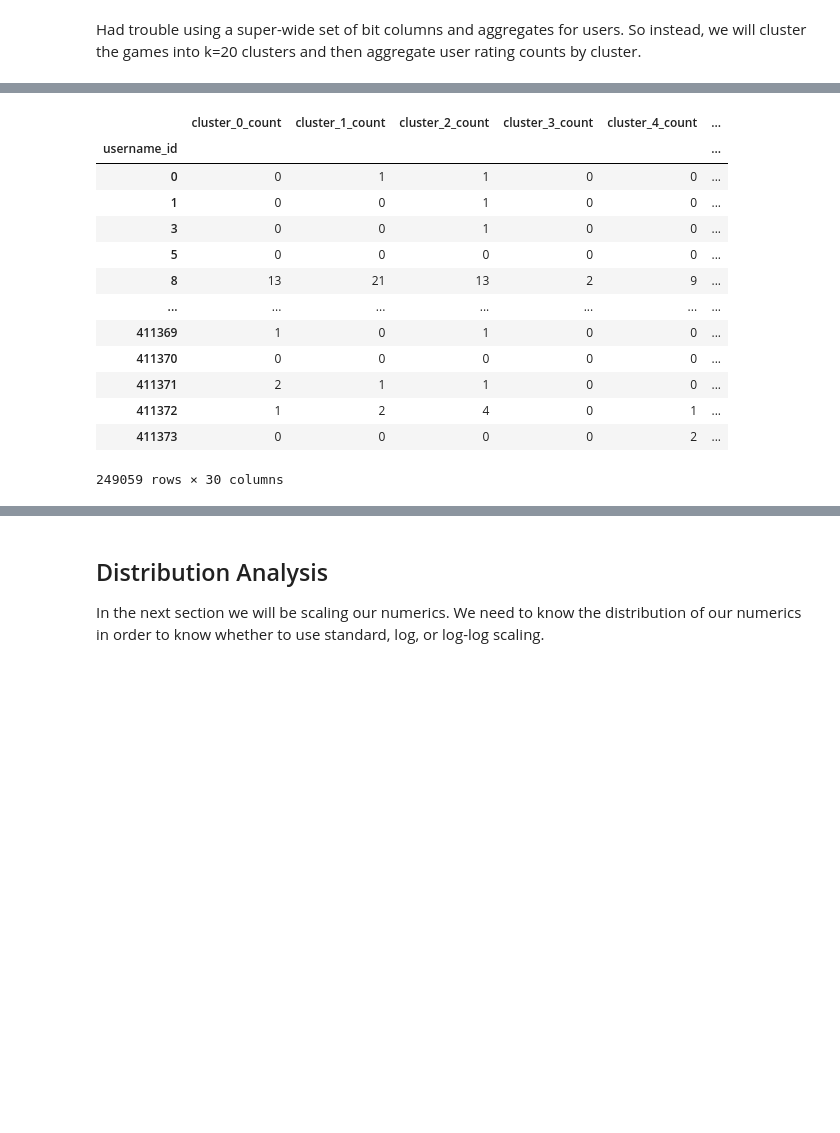
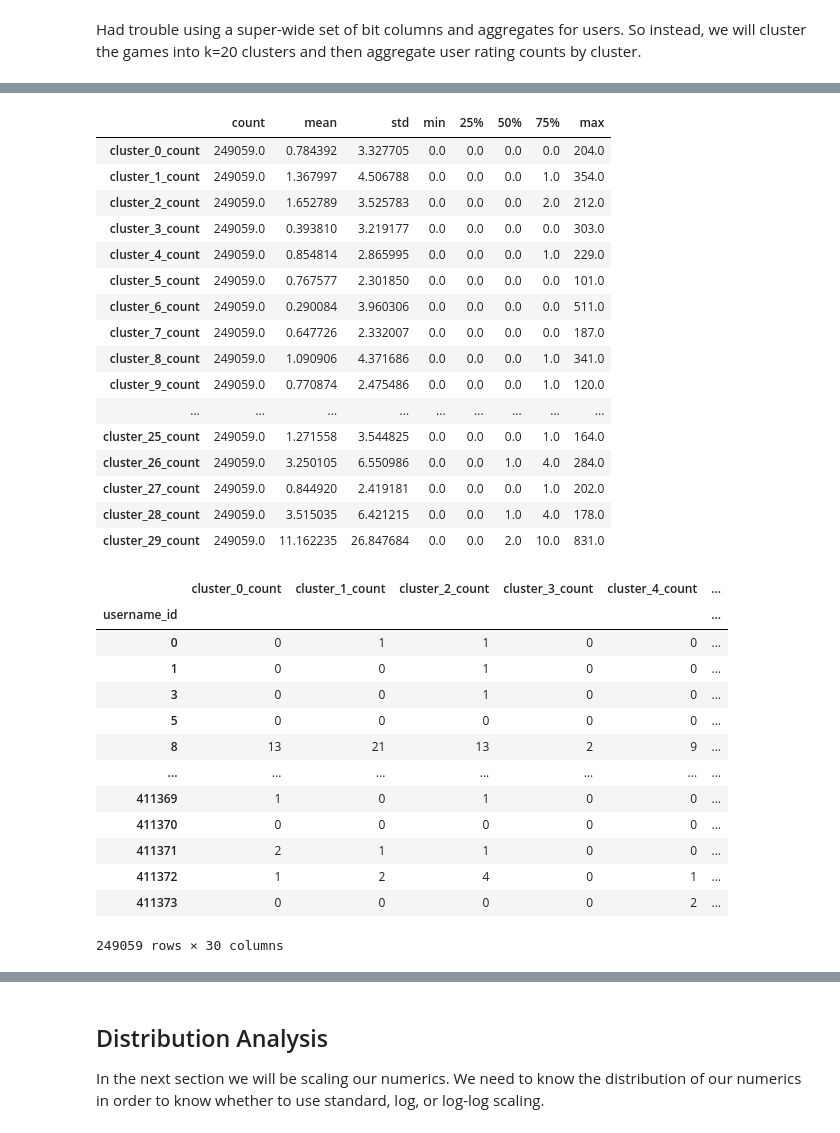
Before and after one commit to jmfb/csc6711-project5, a Jupyter notebook: Project5.ipynb, the cells around one changed output, grey strips where cells are left out. Saved outputs shown, nothing was run; the diff lists cells and outputs as text; code cells hidden in the pictures; blank space fills up the shorter version.

```diff
--- a/Project5.ipynb
+++ b/Project5.ipynb
@@ -394,6 +395,7 @@ kmeans = KMeans(n_clusters, random_state=777)
 game_clusters = kmeans.fit_predict(gdf[category_columns + subcategory_columns + mechanic_columns + theme_columns + publisher_columns])
 games_df['cluster'] = game_clusters
 cgames_df = pd.get_dummies(games_df, columns=['cluster'])
+cgames_df['cluster'] = games_df.cluster
 cgames_df
 # %% [output]
 |  | BGGId | Name | Description | YearPublished | GameWeight | AvgRating | BayesAvgRating | StdDev | ... |
@@ -418,21 +420,39 @@ def AggregateBitColumnsByUsername(train_or_test_df, df, columns):
 # %%
 cluster_columns = [f"cluster_{index}" for index in range(n_clusters)]
 cluster_counts_df = AggregateBitColumnsByUsername(train_df, cgames_df, cluster_columns)
+display(cluster_counts_df.describe().T)
 cluster_counts_df
 # %% [output]
-|  | cluster_0_count | cluster_1_count | cluster_2_count | cluster_3_count | cluster_4_count | ... |
-| username_id |  |  |  |  |  | ... |
-| 0 | 0 | 1 | 1 | 0 | 0 | ... |
-| 1 | 0 | 0 | 1 | 0 | 0 | ... |
-| 3 | 0 | 0 | 1 | 0 | 0 | ... |
-| 5 | 0 | 0 | 0 | 0 | 0 | ... |
-| 8 | 13 | 21 | 13 | 2 | 9 | ... |
-| ... | ... | ... | ... | ... | ... | ... |
-| 411369 | 1 | 0 | 1 | 0 | 0 | ... |
-| 411370 | 0 | 0 | 0 | 0 | 0 | ... |
-| 411371 | 2 | 1 | 1 | 0 | 0 | ... |
-| 411372 | 1 | 2 | 4 | 0 | 1 | ... |
-| 411373 | 0 | 0 | 0 | 0 | 2 | ... |
+|  | count | mean | std | min | 25% | 50% | 75% | max |
+| cluster_0_count | 249059.0 | 0.784392 | 3.327705 | 0.0 | 0.0 | 0.0 | 0.0 | 204.0 |
+| cluster_1_count | 249059.0 | 1.367997 | 4.506788 | 0.0 | 0.0 | 0.0 | 1.0 | 354.0 |
+| cluster_2_count | 249059.0 | 1.652789 | 3.525783 | 0.0 | 0.0 | 0.0 | 2.0 | 212.0 |
+| cluster_3_count | 249059.0 | 0.393810 | 3.219177 | 0.0 | 0.0 | 0.0 | 0.0 | 303.0 |
+| cluster_4_count | 249059.0 | 0.854814 | 2.865995 | 0.0 | 0.0 | 0.0 | 1.0 | 229.0 |
+| cluster_5_count | 249059.0 | 0.767577 | 2.301850 | 0.0 | 0.0 | 0.0 | 0.0 | 101.0 |
+| cluster_6_count | 249059.0 | 0.290084 | 3.960306 | 0.0 | 0.0 | 0.0 | 0.0 | 511.0 |
+| cluster_7_count | 249059.0 | 0.647726 | 2.332007 | 0.0 | 0.0 | 0.0 | 0.0 | 187.0 |
+| cluster_8_count | 249059.0 | 1.090906 | 4.371686 | 0.0 | 0.0 | 0.0 | 1.0 | 341.0 |
+| cluster_9_count | 249059.0 | 0.770874 | 2.475486 | 0.0 | 0.0 | 0.0 | 1.0 | 120.0 |
+| ... | ... | ... | ... | ... | ... | ... | ... | ... |
+| cluster_25_count | 249059.0 | 1.271558 | 3.544825 | 0.0 | 0.0 | 0.0 | 1.0 | 164.0 |
+| cluster_26_count | 249059.0 | 3.250105 | 6.550986 | 0.0 | 0.0 | 1.0 | 4.0 | 284.0 |
+| cluster_27_count | 249059.0 | 0.844920 | 2.419181 | 0.0 | 0.0 | 0.0 | 1.0 | 202.0 |
+| cluster_28_count | 249059.0 | 3.515035 | 6.421215 | 0.0 | 0.0 | 1.0 | 4.0 | 178.0 |
+| cluster_29_count | 249059.0 | 11.162235 | 26.847684 | 0.0 | 0.0 | 2.0 | 10.0 | 831.0 |
+|  | cluster_0_count | cluster_1_count | cluster_2_count | cluster_3_count | cluster_4_count | ... |
+| username_id |  |  |  |  |  | ... |
+| 0 | 0 | 1 | 1 | 0 | 0 | ... |
+| 1 | 0 | 0 | 1 | 0 | 0 | ... |
+| 3 | 0 | 0 | 1 | 0 | 0 | ... |
+| 5 | 0 | 0 | 0 | 0 | 0 | ... |
+| 8 | 13 | 21 | 13 | 2 | 9 | ... |
+| ... | ... | ... | ... | ... | ... | ... |
+| 411369 | 1 | 0 | 1 | 0 | 0 | ... |
+| 411370 | 0 | 0 | 0 | 0 | 0 | ... |
+| 411371 | 2 | 1 | 1 | 0 | 0 | ... |
+| 411372 | 1 | 2 | 4 | 0 | 1 | ... |
+| 411373 | 0 | 0 | 0 | 0 | 2 | ... |
 249059 rows × 30 columns
 # %%
 rating_bucket_columns = [f"rating_bucket_{rating}" for rating in range(1, 11)]
```
Also changed, not shown: parts of 8 cells of this notebook.
